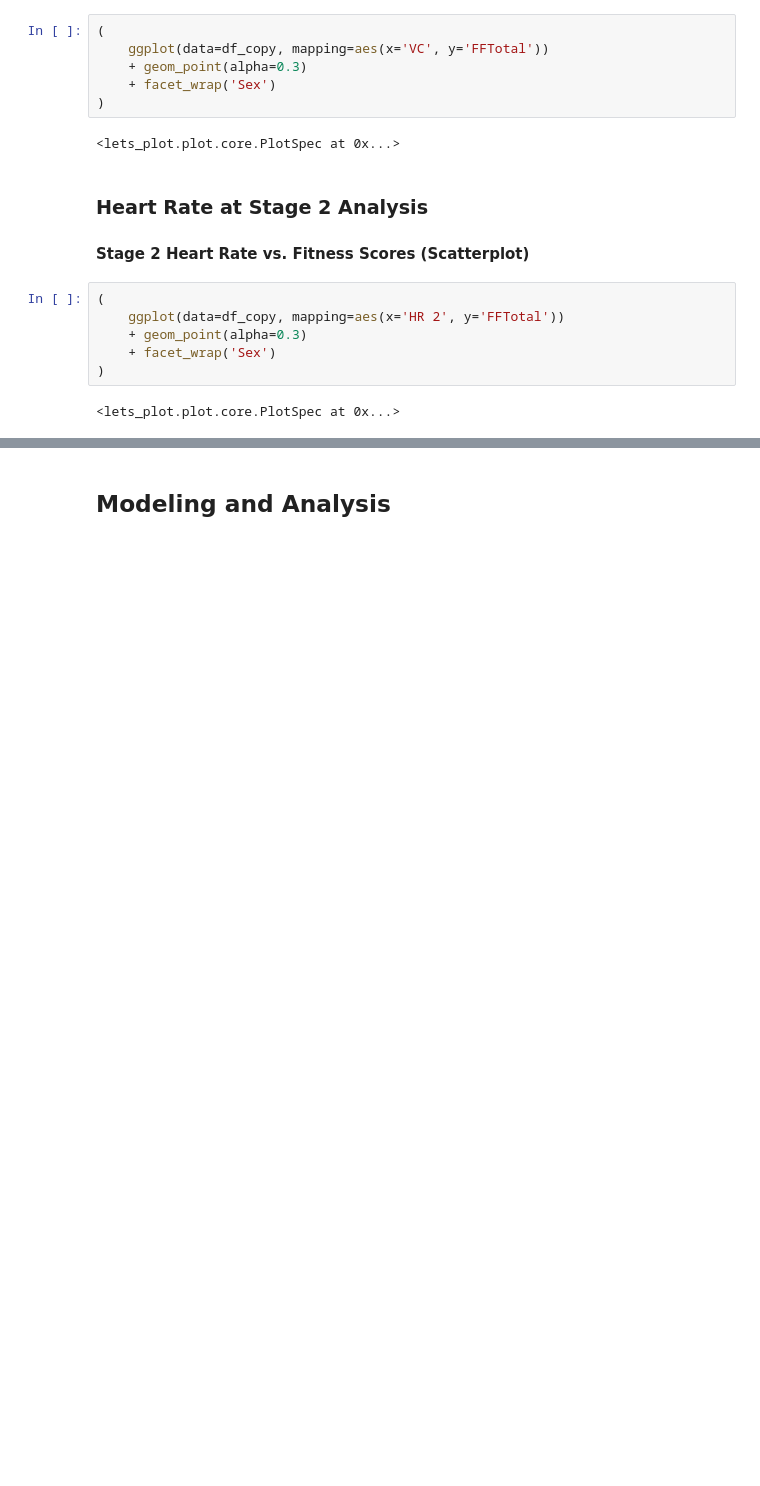
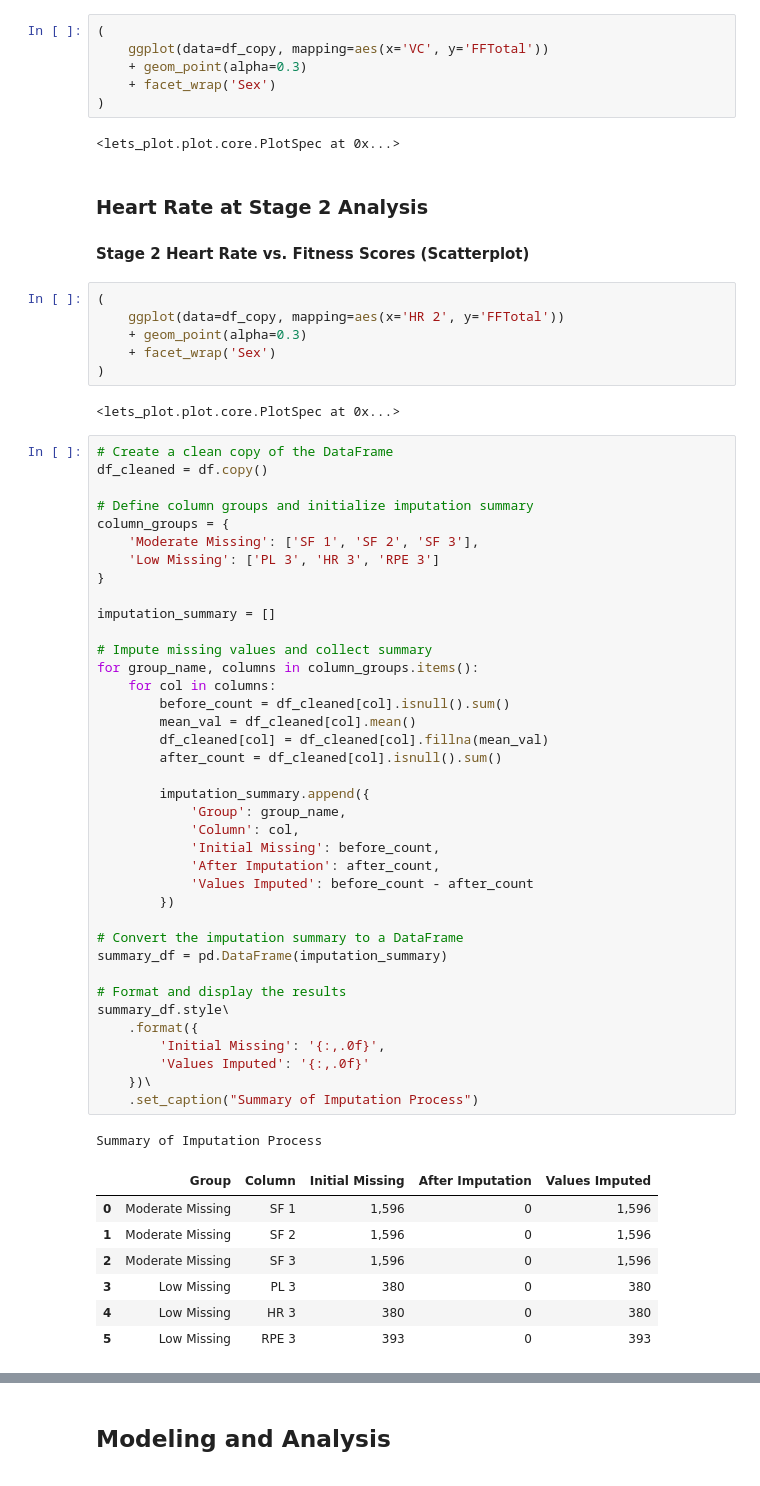
Before and after one commit to anthnypaul/fitness_scores_analysis_csuf, a Jupyter notebook: totalFitnessFactorScore.ipynb, the cells around one changed output, grey strips where cells are left out. Cells and saved outputs as stored; diff of their text form; blank space fills up the shorter version.

```diff
--- a/totalFitnessFactorScore.ipynb
+++ b/totalFitnessFactorScore.ipynb
@@ -384,3 +394,50 @@ df_copy['skinfold_sum'] = df_cleaned['SF 1'] + df_cleaned['SF 2'] + df_cleaned['
 )
 # %% [output]
 <lets_plot.plot.core.PlotSpec at 0x...>
+# %%
+# Create a clean copy of the DataFrame
+df_cleaned = df.copy()
+
+# Define column groups and initialize imputation summary
+column_groups = {
+    'Moderate Missing': ['SF 1', 'SF 2', 'SF 3'],
+    'Low Missing': ['PL 3', 'HR 3', 'RPE 3']
+}
+
+imputation_summary = []
+
+# Impute missing values and collect summary
+for group_name, columns in column_groups.items():
+    for col in columns:
+        before_count = df_cleaned[col].isnull().sum()
+        mean_val = df_cleaned[col].mean()
+        df_cleaned[col] = df_cleaned[col].fillna(mean_val)
+        after_count = df_cleaned[col].isnull().sum()
+
+        imputation_summary.append({
+            'Group': group_name,
+            'Column': col,
+            'Initial Missing': before_count,
+            'After Imputation': after_count,
+            'Values Imputed': before_count - after_count
+        })
+
+# Convert the imputation summary to a DataFrame
+summary_df = pd.DataFrame(imputation_summary)
+
+# Format and display the results
+summary_df.style\
+    .format({
+        'Initial Missing': '{:,.0f}',
+        'Values Imputed': '{:,.0f}'
+    })\
+    .set_caption("Summary of Imputation Process")
+# %% [output]
+Summary of Imputation Process
+|  | Group | Column | Initial Missing | After Imputation | Values Imputed |
+| 0 | Moderate Missing | SF 1 | 1,596 | 0 | 1,596 |
+| 1 | Moderate Missing | SF 2 | 1,596 | 0 | 1,596 |
+| 2 | Moderate Missing | SF 3 | 1,596 | 0 | 1,596 |
+| 3 | Low Missing | PL 3 | 380 | 0 | 380 |
+| 4 | Low Missing | HR 3 | 380 | 0 | 380 |
+| 5 | Low Missing | RPE 3 | 393 | 0 | 393 |
```
Also changed, not shown: parts of 8 cells of this notebook.
